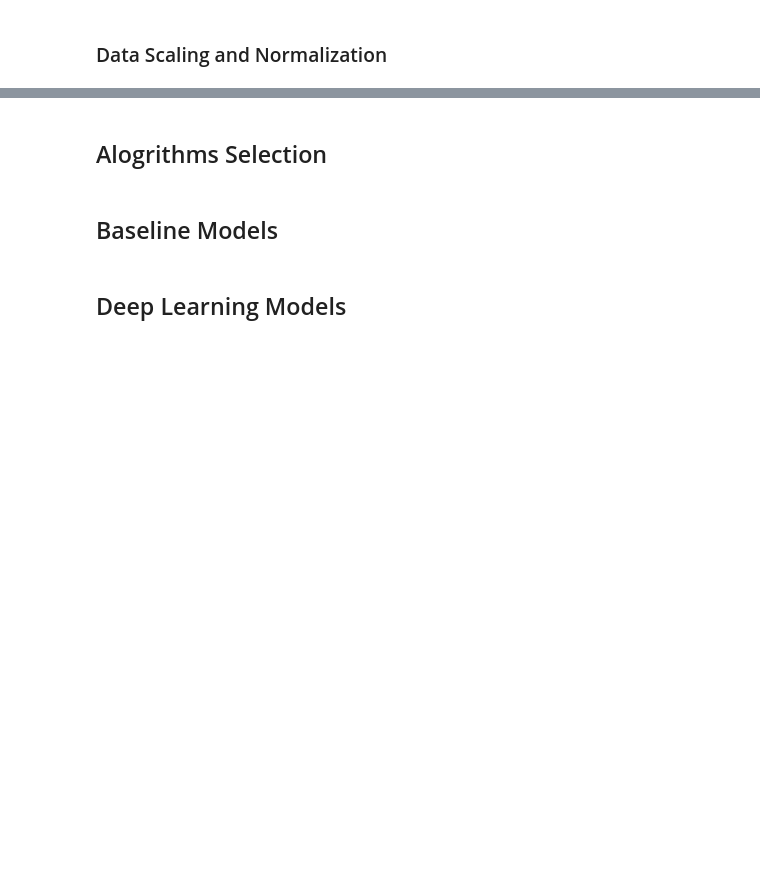
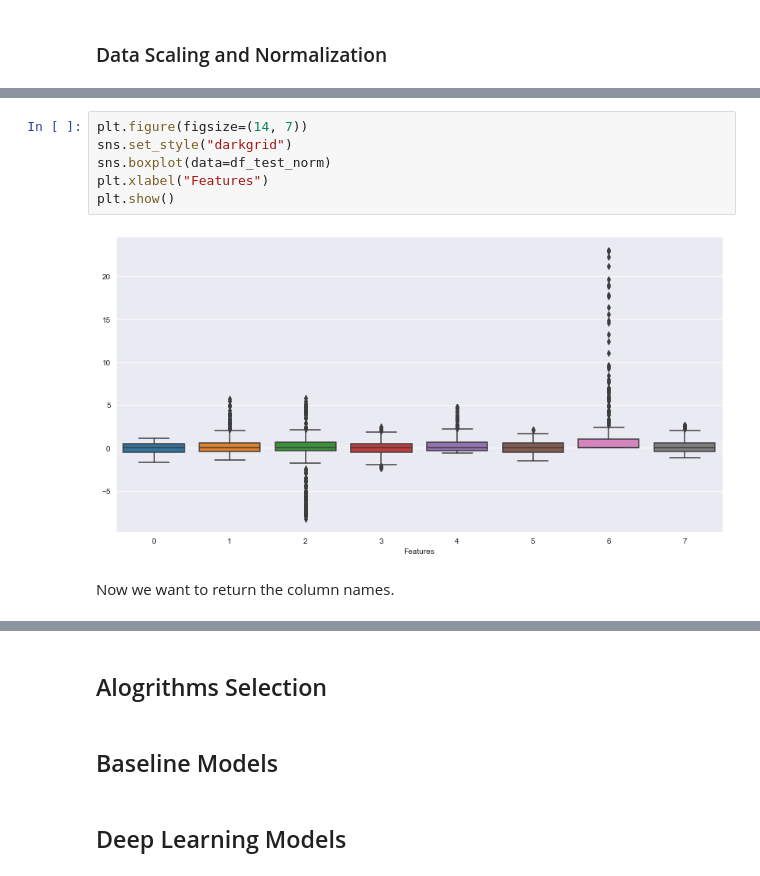
Before and after one commit to SvetiB/AirQualityStuttgart, a Jupyter notebook: AirQualityStuttgartModeling.ipynb, the cells around one changed output, grey strips where cells are left out. Saved outputs shown, nothing was run; the diff lists cells and outputs as text; blank space fills up the shorter version.

```diff
--- a/AirQualityStuttgartModeling.ipynb
+++ b/AirQualityStuttgartModeling.ipynb
@@ -50,0 +150,10 @@ Definition of Sampling Rates
+# %%
+plt.figure(figsize=(14, 7))
+sns.set_style("darkgrid")
+sns.boxplot(data=df_test_norm)
+plt.xlabel("Features")
+plt.show()
+# %% [output]
+[figure, added]
+# %% [markdown]
+Now we want to return the column names.
```
Also changed, not shown: parts of 32 cells of this notebook, 1 other file.
